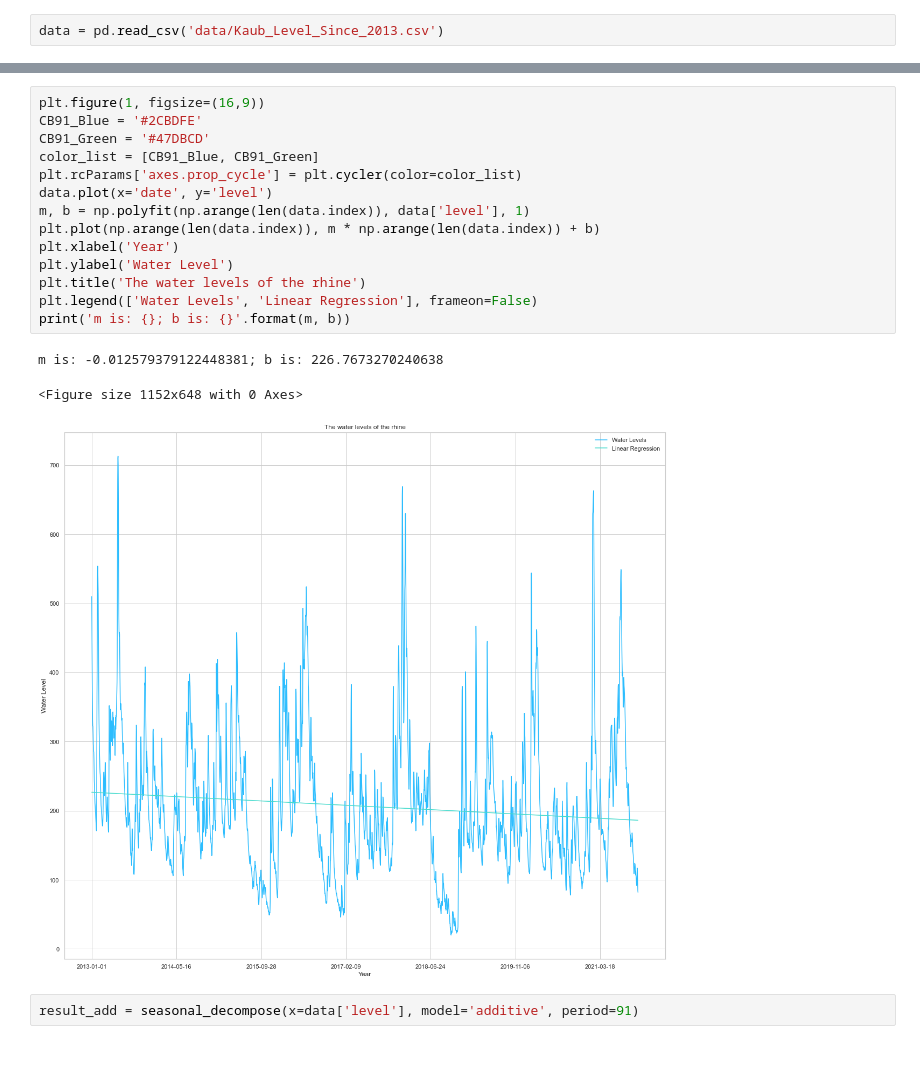
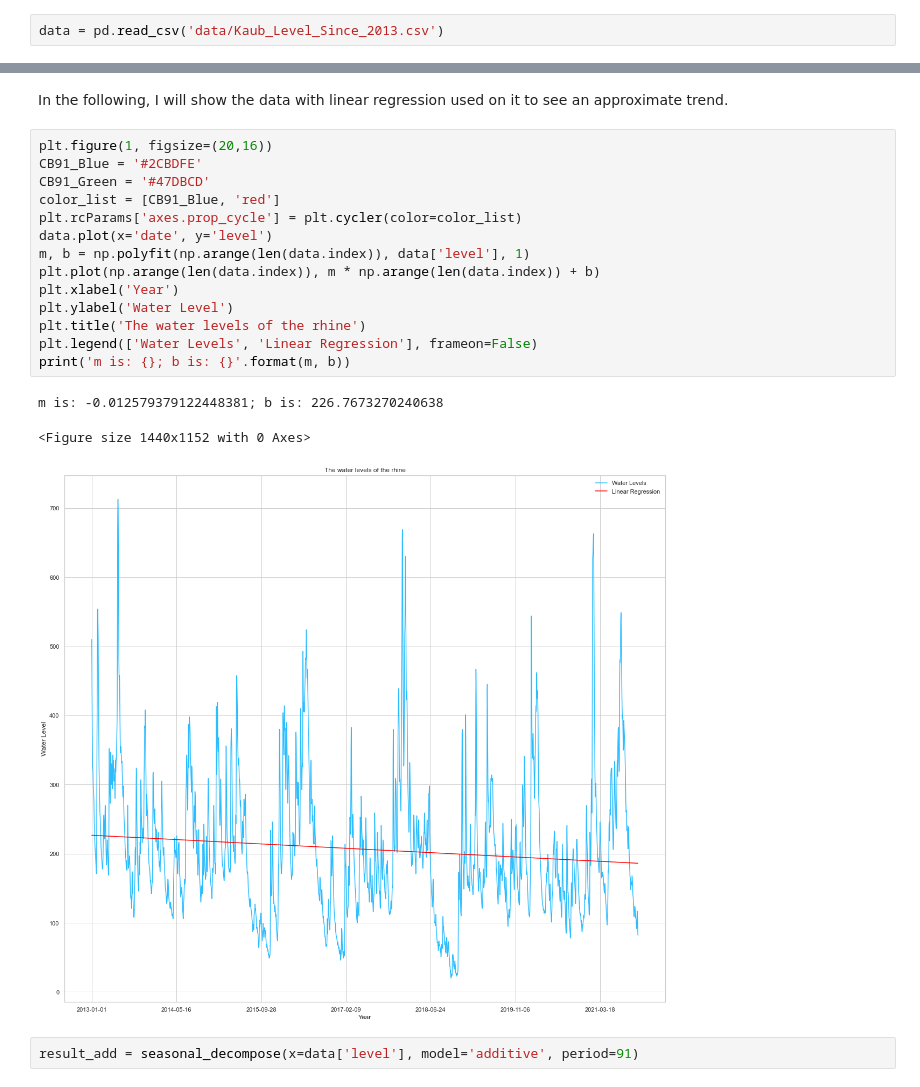
Before and after one commit to AJWarnke/datascienceml2022, a Jupyter notebook: analysis.ipynb, the cells around one changed output, grey strips where cells are left out. Drawn from its saved outputs; the diff is of its cells as text; blank space fills up the shorter version.

```diff
--- a/analysis.ipynb
+++ b/analysis.ipynb
@@ -49,21 +62,23 @@ Show the timeseries data and use Linear Regression to recognize a trend in data
+# %% [markdown]
+In the following, I will show the data with linear regression used on it to see an approximate trend.
 # %%
-plt.figure(1, figsize=(16,9))
+plt.figure(1, figsize=(20,16))
 CB91_Blue = '#2CBDFE'
 CB91_Green = '#47DBCD'
-color_list = [CB91_Blue, CB91_Green]
+color_list = [CB91_Blue, 'red']
 plt.rcParams['axes.prop_cycle'] = plt.cycler(color=color_list)
 data.plot(x='date', y='level')
 m, b = np.polyfit(np.arange(len(data.index)), data['level'], 1)
 plt.plot(np.arange(len(data.index)), m * np.arange(len(data.index)) + b)
 plt.xlabel('Year')
 plt.ylabel('Water Level')
 plt.title('The water levels of the rhine')
 plt.legend(['Water Levels', 'Linear Regression'], frameon=False)
 print('m is: {}; b is: {}'.format(m, b))
 # %% [output]
 m is: -0.012579379122448381; b is: 226.7673270240638
-<Figure size 1152x648 with 0 Axes>
+<Figure size 1440x1152 with 0 Axes>
-[figure, old version]
+[figure, new version]
 # %%
 result_add = seasonal_decompose(x=data['level'], model='additive', period=91)
 # %%
```
Also changed, not shown: parts of 22 cells of this notebook.
